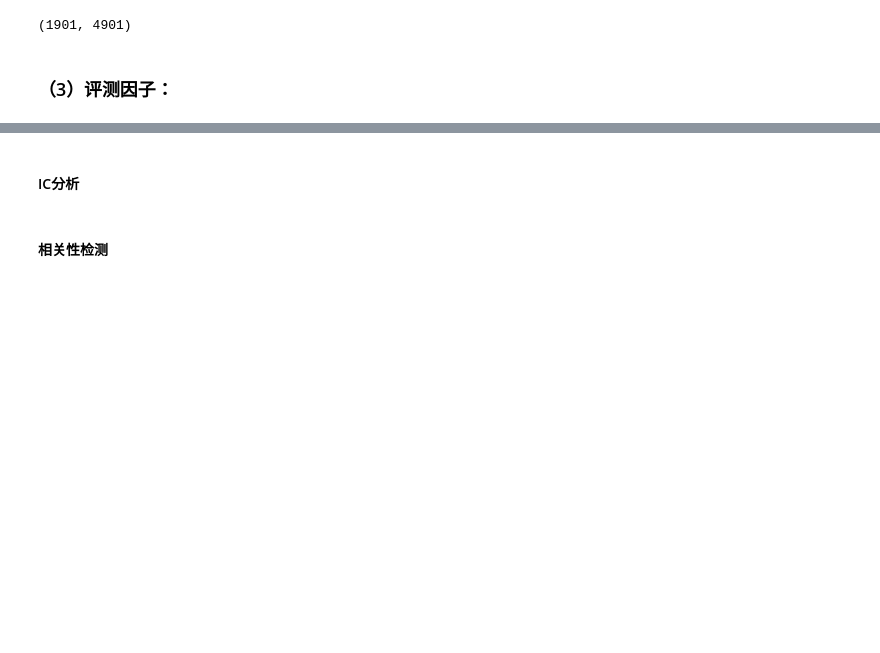
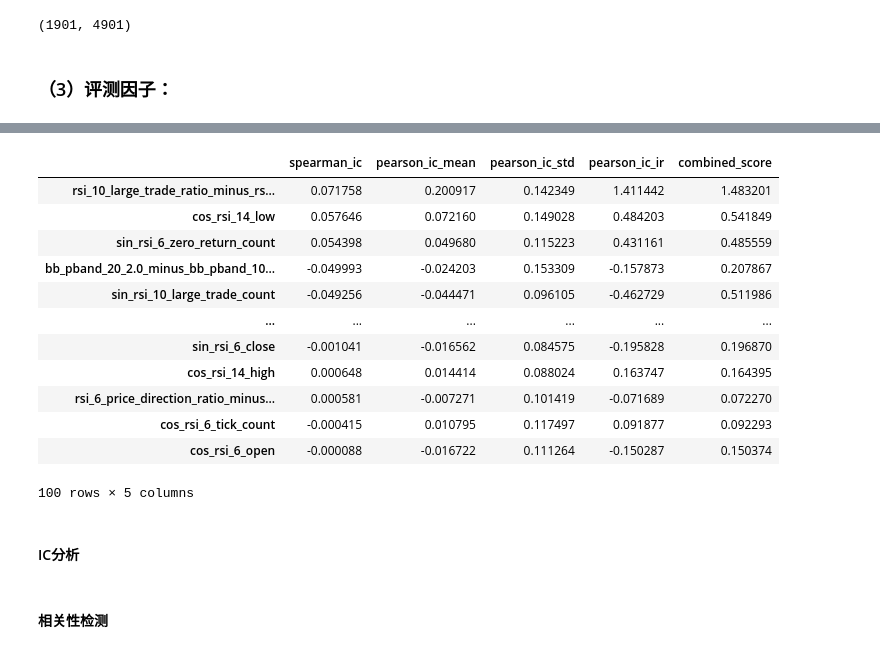
Before and after one commit to cziwen/TockFormer, a Jupyter notebook: measureFeature.ipynb, the cells around one changed output, grey strips where cells are left out. Saved outputs shown, nothing was run; the diff lists cells and outputs as text; code cells hidden in the pictures; blank space fills up the shorter version.

```diff
--- a/measureFeature.ipynb
+++ b/measureFeature.ipynb
@@ -57,2 +92,21 @@ summary
+# %%
+finfact.evaluate_factors(forward_period=5, window=100, top_k=1000)
+summary = finfact.get_ic_summary(sort_by='spearman_ic', by_abs=True)
+# %%
+summary
+# %% [output]
+|  | spearman_ic | pearson_ic_mean | pearson_ic_std | pearson_ic_ir | combined_score |
+| rsi_10_large_trade_ratio_minus_rs... | 0.071758 | 0.200917 | 0.142349 | 1.411442 | 1.483201 |
+| cos_rsi_14_low | 0.057646 | 0.072160 | 0.149028 | 0.484203 | 0.541849 |
+| sin_rsi_6_zero_return_count | 0.054398 | 0.049680 | 0.115223 | 0.431161 | 0.485559 |
+| bb_pband_20_2.0_minus_bb_pband_10... | -0.049993 | -0.024203 | 0.153309 | -0.157873 | 0.207867 |
+| sin_rsi_10_large_trade_count | -0.049256 | -0.044471 | 0.096105 | -0.462729 | 0.511986 |
+| ... | ... | ... | ... | ... | ... |
+| sin_rsi_6_close | -0.001041 | -0.016562 | 0.084575 | -0.195828 | 0.196870 |
+| cos_rsi_14_high | 0.000648 | 0.014414 | 0.088024 | 0.163747 | 0.164395 |
+| rsi_6_price_direction_ratio_minus... | 0.000581 | -0.007271 | 0.101419 | -0.071689 | 0.072270 |
+| cos_rsi_6_tick_count | -0.000415 | 0.010795 | 0.117497 | 0.091877 | 0.092293 |
+| cos_rsi_6_open | -0.000088 | -0.016722 | 0.111264 | -0.150287 | 0.150374 |
+100 rows × 5 columns
 # %% [markdown]
 #### IC分析
```
Also changed, not shown: parts of 13 cells of this notebook, 1 other file.
